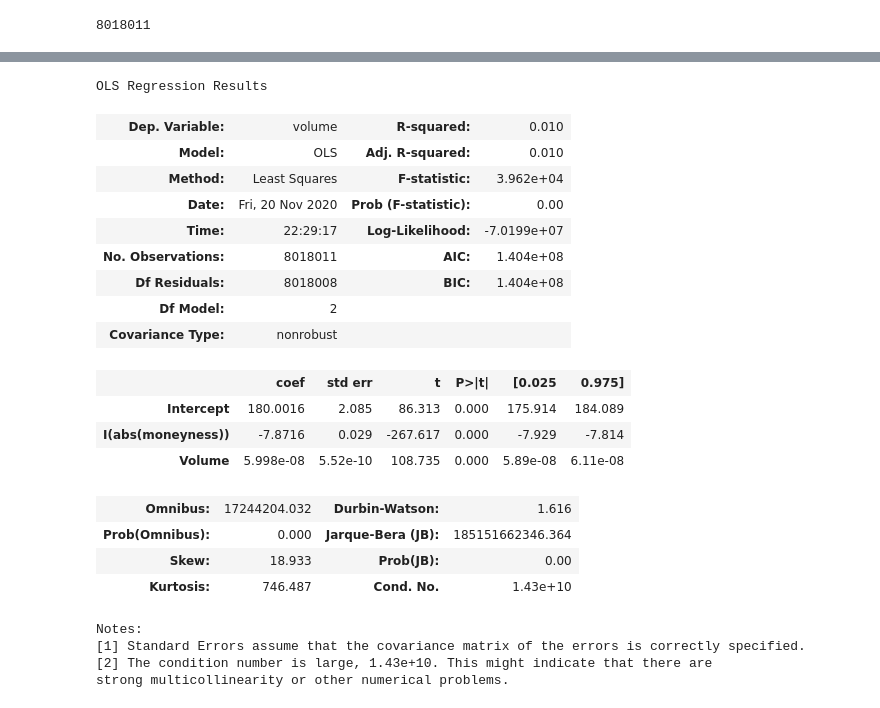
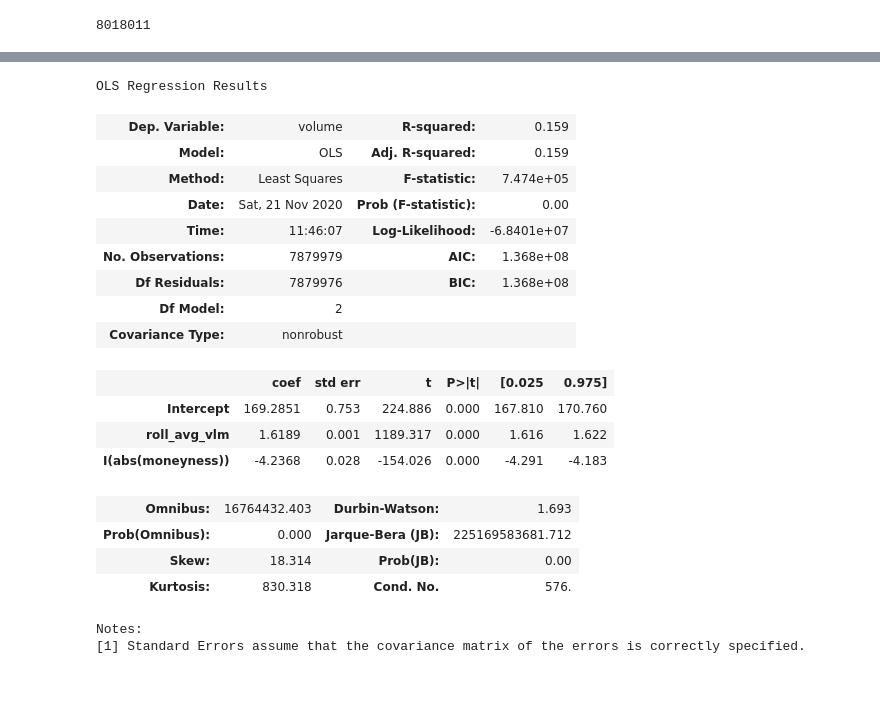
Before and after one commit to brianward92/Options, a Jupyter notebook: univariate_analysis.ipynb, the cells around one changed output, grey strips where cells are left out. Drawn from its saved outputs; the diff is of its cells as text; code cells hidden in the pictures.

```diff
--- a/univariate_analysis.ipynb
+++ b/univariate_analysis.ipynb
@@ -165,6 +142,6 @@ df_adv.head()
 | 3 | 2000-01-22 | 975000 | 19 | 2000-01-06 | 5.000000 |
 | 4 | 2000-01-22 | 975000 | 19 | 2000-01-07 | 14.000000 |
 # %%
-df_adv['date']-= pd.Timedelta('1 days')
+df_adv['date']+= pd.Timedelta('1 days')
 # %%
 df_adv = df_adv.sort_values(['date']+slct).reset_index(drop = True)
@@ -195,4 +171,2 @@ df2.head()
 # %%
 import statsmodels.api as sm
-# %%
-df2['moneyness'] = df2['strike_price']/df2['Close'] / 10 - 100
@@ -199,26 +220,24 @@ df2['moneyness'] = df2['strike_price']/df2['Close'] / 10 - 100
 # %%
-sm.OLS.from_formula('volume ~ I(abs(moneyness)) + Volume', data = df2).fit().summary()
+sm.OLS.from_formula('volume ~ roll_avg_vlm + I(abs(moneyness))', data = df2).fit().summary()
 # %% [output]
 OLS Regression Results
-| Dep. Variable: | volume | R-squared: | 0.010 |
-| Model: | OLS | Adj. R-squared: | 0.010 |
-| Method: | Least Squares | F-statistic: | 3.962e+04 |
-| Date: | Fri, 20 Nov 2020 | Prob (F-statistic): | 0.00 |
-| Time: | 22:29:17 | Log-Likelihood: | -7.0199e+07 |
-| No. Observations: | 8018011 | AIC: | 1.404e+08 |
-| Df Residuals: | 8018008 | BIC: | 1.404e+08 |
+| Dep. Variable: | volume | R-squared: | 0.159 |
+| Model: | OLS | Adj. R-squared: | 0.159 |
+| Method: | Least Squares | F-statistic: | 7.474e+05 |
+| Date: | Sat, 21 Nov 2020 | Prob (F-statistic): | 0.00 |
+| Time: | 11:46:07 | Log-Likelihood: | -6.8401e+07 |
+| No. Observations: | 7879979 | AIC: | 1.368e+08 |
+| Df Residuals: | 7879976 | BIC: | 1.368e+08 |
 | Df Model: | 2 |  |  |
 | Covariance Type: | nonrobust |  |  |
 |  | coef | std err | t | P>|t| | [0.025 | 0.975] |
-| Intercept | 180.0016 | 2.085 | 86.313 | 0.000 | 175.914 | 184.089 |
-| I(abs(moneyness)) | -7.8716 | 0.029 | -267.617 | 0.000 | -7.929 | -7.814 |
-| Volume | 5.998e-08 | 5.52e-10 | 108.735 | 0.000 | 5.89e-08 | 6.11e-08 |
+| Intercept | 169.2851 | 0.753 | 224.886 | 0.000 | 167.810 | 170.760 |
+| roll_avg_vlm | 1.6189 | 0.001 | 1189.317 | 0.000 | 1.616 | 1.622 |
+| I(abs(moneyness)) | -4.2368 | 0.028 | -154.026 | 0.000 | -4.291 | -4.183 |
-| Omnibus: | 17244204.032 | Durbin-Watson: | 1.616 |
-| Prob(Omnibus): | 0.000 | Jarque-Bera (JB): | 185151662346.364 |
-| Skew: | 18.933 | Prob(JB): | 0.00 |
-| Kurtosis: | 746.487 | Cond. No. | 1.43e+10 |
+| Omnibus: | 16764432.403 | Durbin-Watson: | 1.693 |
+| Prob(Omnibus): | 0.000 | Jarque-Bera (JB): | 225169583681.712 |
+| Skew: | 18.314 | Prob(JB): | 0.00 |
+| Kurtosis: | 830.318 | Cond. No. | 576. |
 Notes:
 [1] Standard Errors assume that the covariance matrix of the errors is correctly specified.
-[2] The condition number is large, 1.43e+10. This might indicate that there are
-strong multicollinearity or other numerical problems.
 # %%
```
Also changed, not shown: parts of 19 cells of this notebook.
